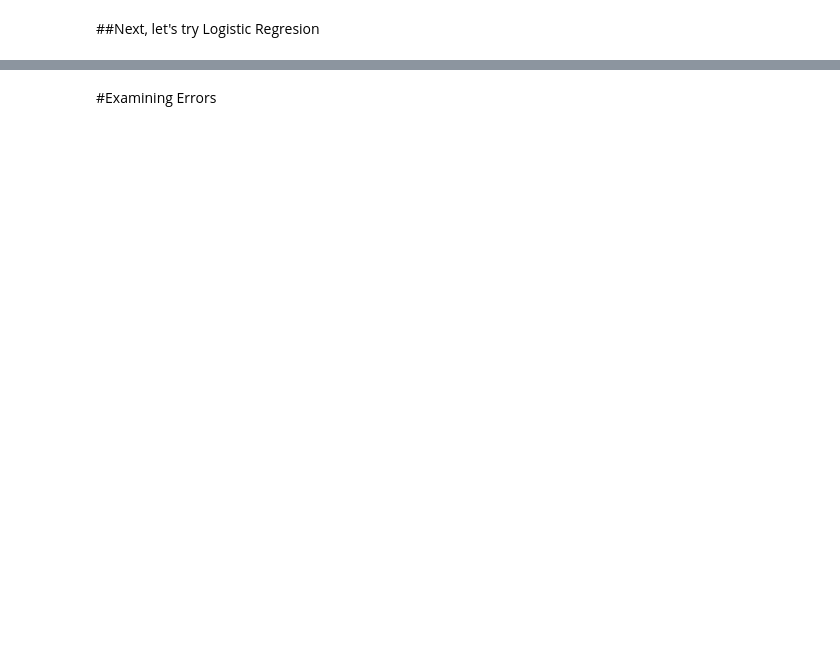
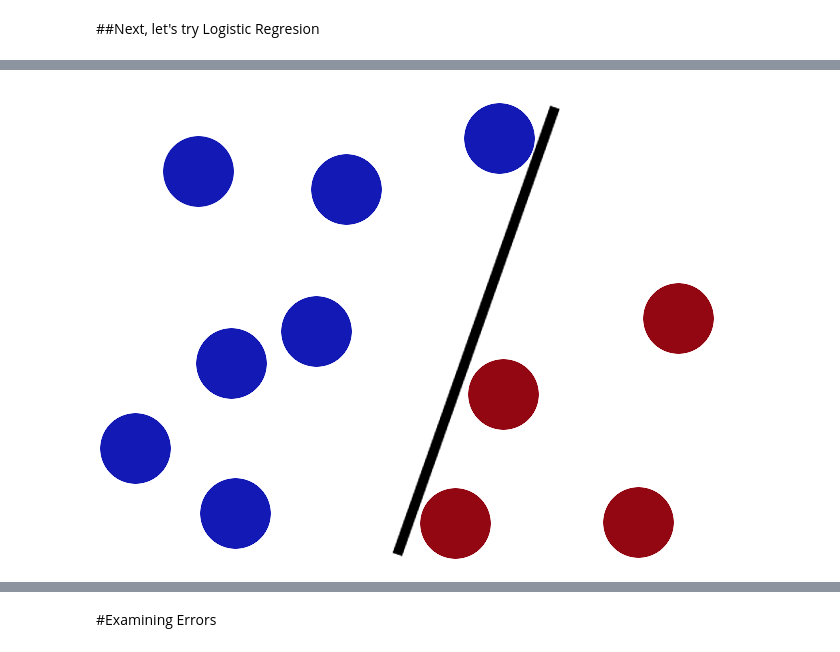
Before and after one commit to LeJit/GoogleIOExtended, a Jupyter notebook: Predicting Blood Donations in Python.ipynb, the cells around one changed output, grey strips where cells are left out. Cells and saved outputs as stored; diff of their text form; code cells hidden in the pictures; blank space fills up the shorter version.

```diff
--- a/Predicting Blood Donations in Python.ipynb
+++ b/Predicting Blood Donations in Python.ipynb
@@ -128,0 +135,4 @@ The Log Loss for the Logistic Regression classifier is 0.49
+# %%
+Image('http://i.imgur.com/aLZlG.png')
+# %% [output]
+[figure, added]
```
Also changed, not shown: parts of 31 cells of this notebook.
